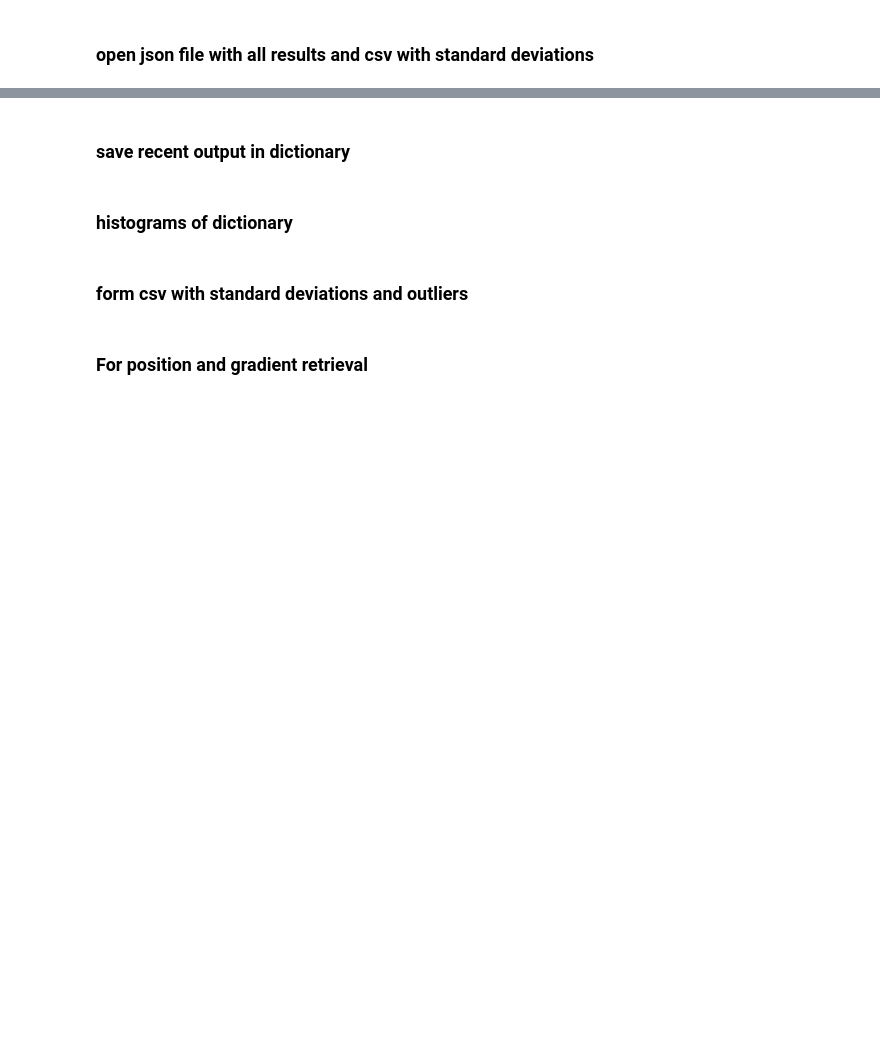
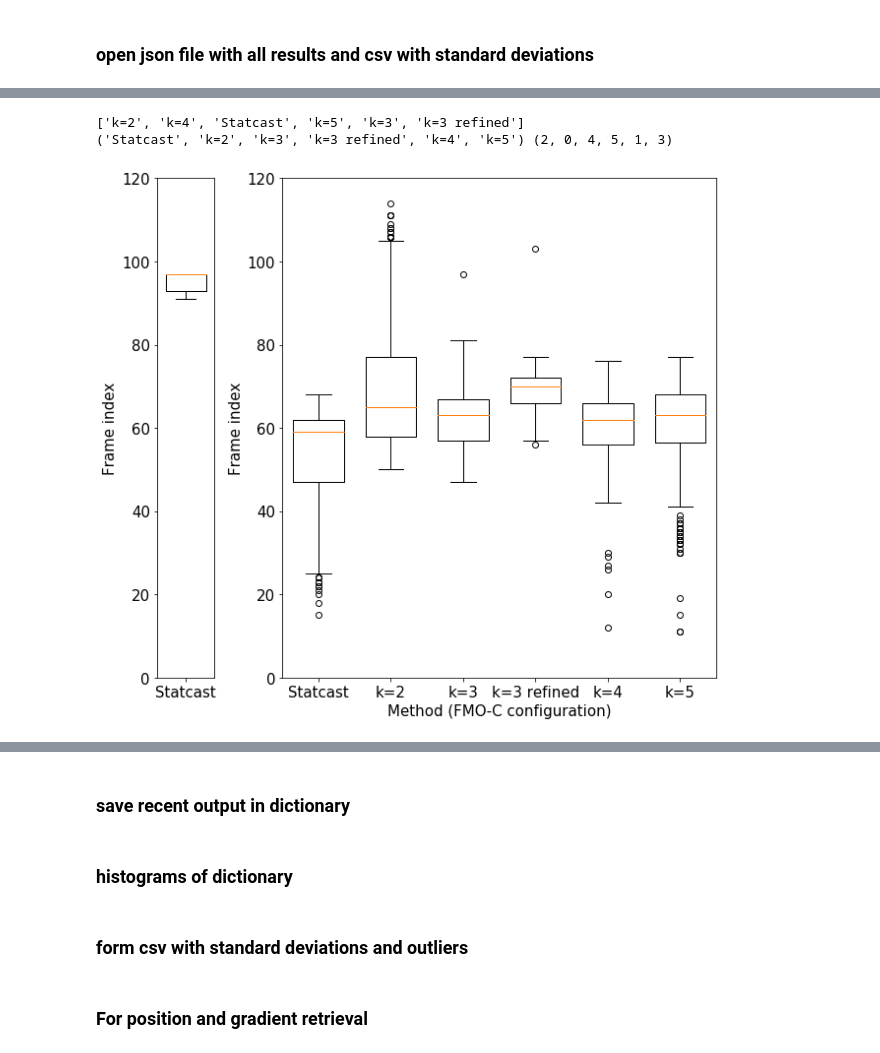
Before and after one commit to NinaWie/pitch_type, a Jupyter notebook: 3_Event_detection/First move evaluation.ipynb, the cells around one changed output, grey strips where cells are left out. Cells and saved outputs as stored; diff of their text form; code cells hidden in the pictures; blank space fills up the shorter version.

```diff
--- a/3_Event_detection/First move evaluation.ipynb
+++ b/3_Event_detection/First move evaluation.ipynb
@@ -13,3 +25,72 @@ print(dic.keys())
+# %%
+import pandas as pd
+# path = "all_first_move_tests.json"
+#path = "/Users/ninawiedemann/Desktop/UNI/Praktikum/ALL/3_Event_detection/all_first_move_tests.json"
+#with open(path, "r") as infile:
+ #   dic = json.load(infile)
+#print(dic.keys())
+
+plt.figure(figsize=(9,8))
+# gs = gridspec_kw = {'width_ratios':[1, 5]}
+import matplotlib.gridspec as gridspec
+gs = gridspec.GridSpec(1, 5)
+plt.subplot(gs[0,0])
+plt.boxplot(dic["release"], positions= [0], widths=(0.7))
+plt.xticks([0], ["Statcast"], fontsize=15)
+plt.yticks(fontsize=15)
+    # plt.title(lab)
+plt.ylabel("Frame index", fontsize=15)
+# plt.title("Release frame", fontsize=15)
+plt.ylim(0,120)
+    # i+=1
+# plt.show()
+plt.subplot(gs[0,1:])
+i=0
+liste=[]
+l2=[]
+for key in dic.keys():
+    if "every" in key:
+        lab = "k="+key[-1]
+    elif key=="label":
+        lab = "Statcast"
+    elif key=="release":
+        continue
+        lab = "release frame"
+    elif key=="3_refined_nograd":
+        lab = "k=3 refined"
+    else:
+        continue
+    # plt.subplot(1, len(dic.keys())-1,i+1)
+    l2.append(lab)
+    liste.append(dic[key])
+print(l2)
+from operator import itemgetter
+inds, l2 = zip(*sorted(enumerate(l2), key=itemgetter(1)))
+# print(list(L_sorted)
+# inds = np.argsort(l2)
+print(l2, inds)
+new_list = []
+for i in inds:
+    new_list.append(liste[i])
+#liste = np.array(liste)[inds]
+liste = new_list
+# l2=l2[inds]
+plt.boxplot(liste, positions=np.arange(len(liste)), widths=tuple([0.7 for _ in range(len(liste))]))
+plt.xticks(range(0, len(l2), 1), l2, fontsize=15)
+plt.yticks(fontsize=15)
+    # plt.title(lab)
+plt.ylabel("Frame index", fontsize=15)
+plt.ylim(0,120)
+# plt.title("Pitcher's first movement", fontsize=15)
+    # i+=1
+plt.xlabel("Method (FMO-C configuration)", fontsize=15)
+plt.tight_layout()
+plt.savefig("/Users/ninawiedemann/Desktop/BA/boxplots")
+plt.show()
+# %% [output]
+['k=2', 'k=4', 'Statcast', 'k=5', 'k=3', 'k=3 refined']
+('Statcast', 'k=2', 'k=3', 'k=3 refined', 'k=4', 'k=5') (2, 0, 4, 5, 1, 3)
+[figure, added]
 # %%
 for i in range(7):
     for j in range(275):
```
Also changed, not shown: parts of 4 cells of this notebook, 29 other files.
